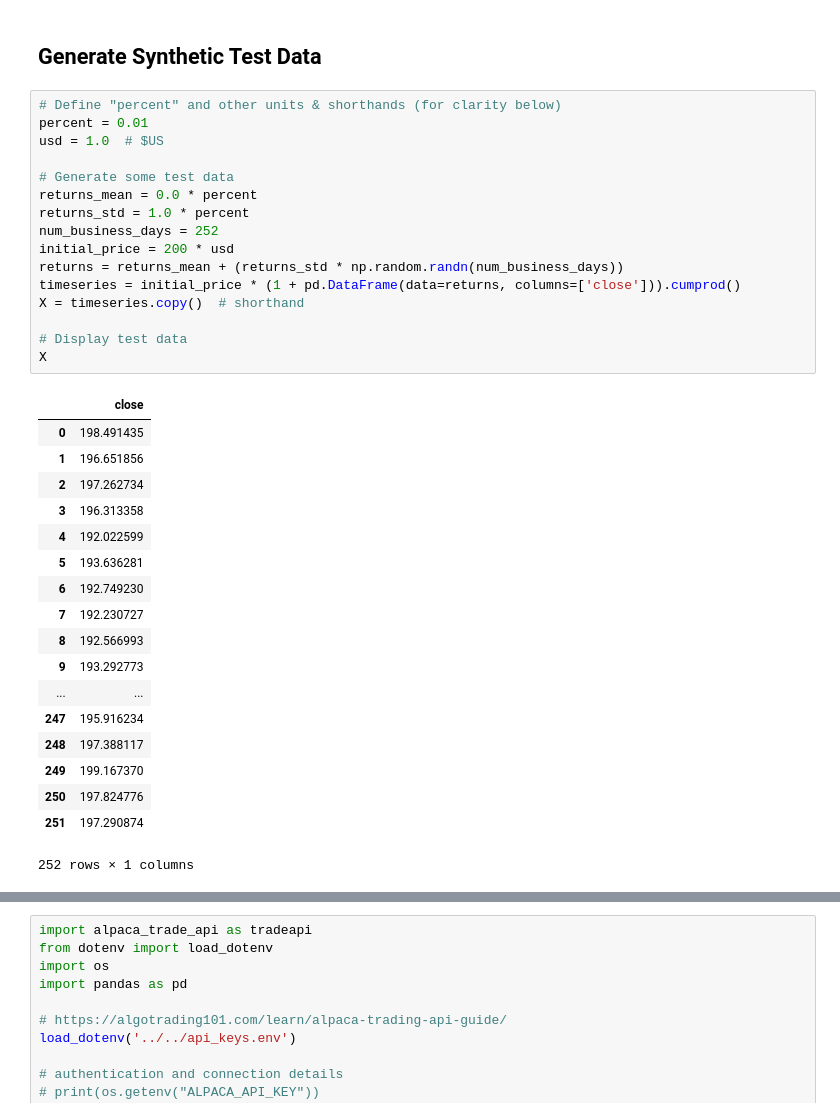
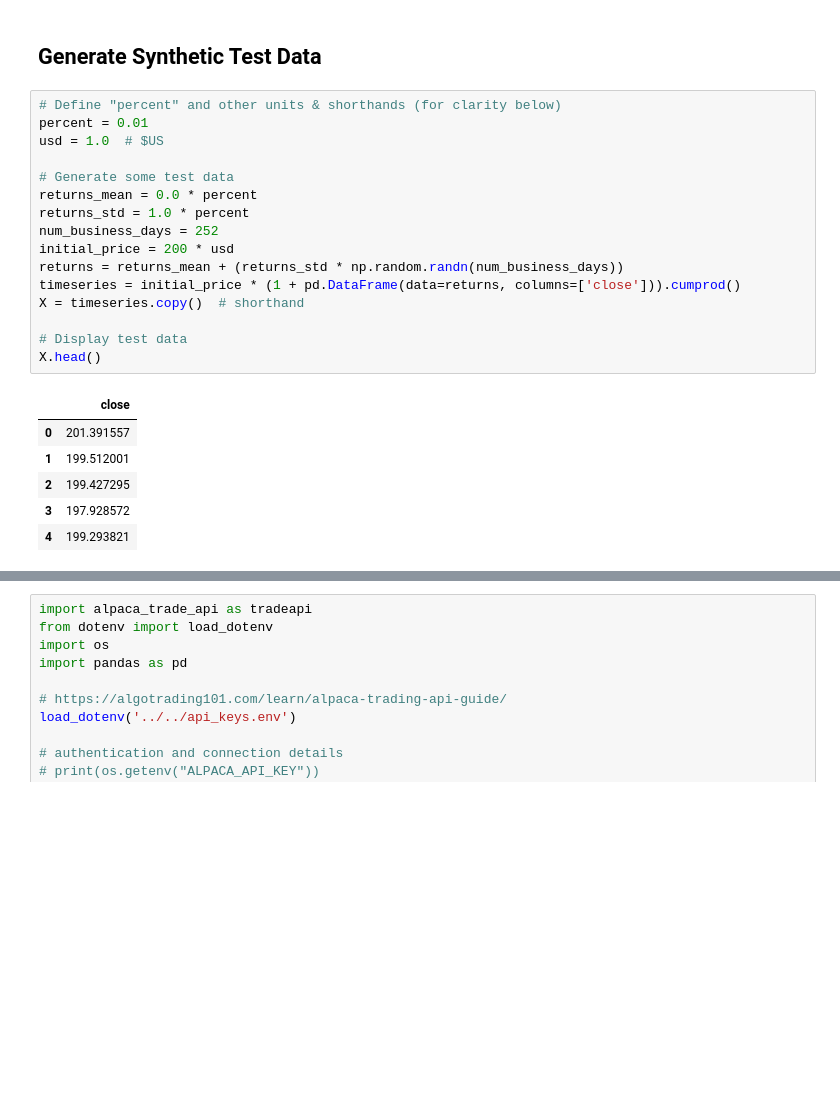
Before and after one commit to 44nash/Trading-Bot-project-2, a Jupyter notebook: pipeline_exploration.ipynb, the cells around one changed output, grey strips where cells are left out. Saved outputs shown, nothing was run; the diff lists cells and outputs as text; blank space fills up the shorter version.

```diff
--- a/pipeline_exploration.ipynb
+++ b/pipeline_exploration.ipynb
@@ -65,36 +65,24 @@ from technical_analysis_m import *
 # %%
 # Define "percent" and other units & shorthands (for clarity below)
 percent = 0.01
 usd = 1.0  # $US
 
 # Generate some test data
 returns_mean = 0.0 * percent
 returns_std = 1.0 * percent
 num_business_days = 252
 initial_price = 200 * usd
 returns = returns_mean + (returns_std * np.random.randn(num_business_days))
 timeseries = initial_price * (1 + pd.DataFrame(data=returns, columns=['close'])).cumprod()
 X = timeseries.copy()  # shorthand
 
 # Display test data
-X
+X.head()
 # %% [output]
 |  | close |
-| 0 | 198.491435 |
-| 1 | 196.651856 |
-| 2 | 197.262734 |
-| 3 | 196.313358 |
-| 4 | 192.022599 |
-| 5 | 193.636281 |
-| 6 | 192.749230 |
-| 7 | 192.230727 |
-| 8 | 192.566993 |
-| 9 | 193.292773 |
-| ... | ... |
-| 247 | 195.916234 |
-| 248 | 197.388117 |
-| 249 | 199.167370 |
-| 250 | 197.824776 |
-| 251 | 197.290874 |
+| 0 | 201.391557 |
+| 1 | 199.512001 |
+| 2 | 199.427295 |
+| 3 | 197.928572 |
+| 4 | 199.293821 |
-252 rows × 1 columns
 # %%
```
Also changed, not shown: parts of 12 cells of this notebook, 1 other file.
